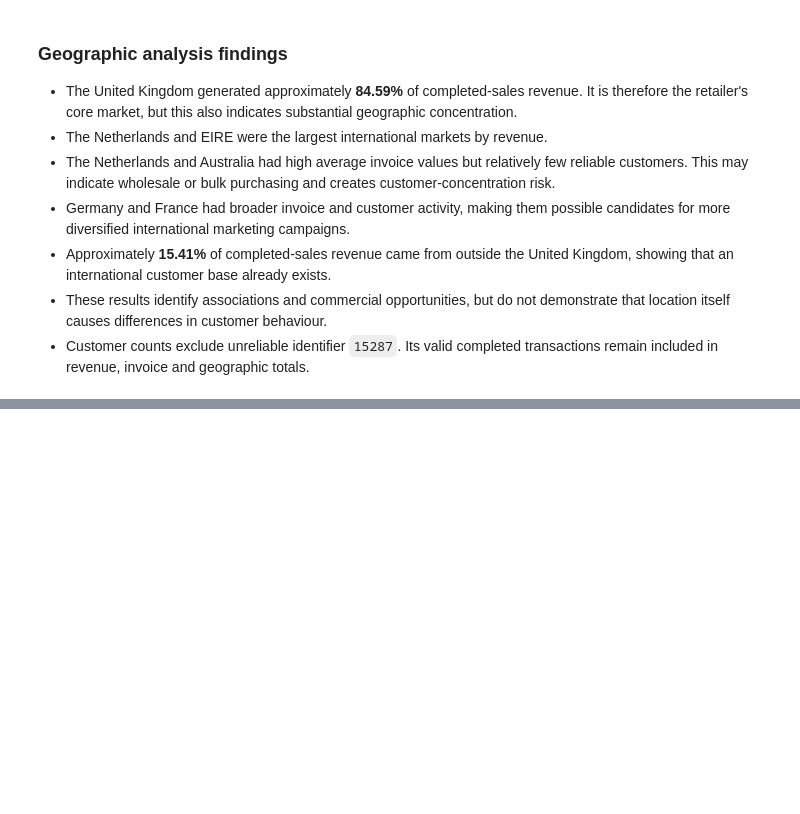
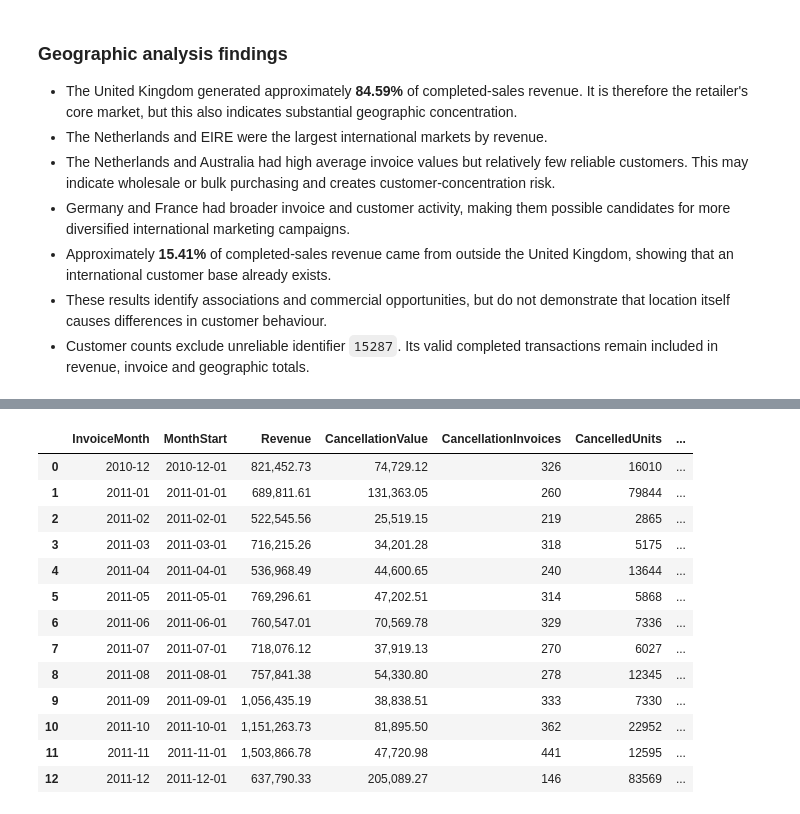
Before and after one commit to Ellusive89/CI-DA-Project-2-Online-Retail-Transaction-Analysis, a Jupyter notebook: jupyter_notebooks/02_Exploratory_Data_Analysis.ipynb, the cells around one changed output, grey strips where cells are left out. Drawn from its saved outputs; the diff is of its cells as text; code cells hidden in the pictures; blank space fills up the shorter version.

Commit message:
analyse returns and cancellation patterns

```diff
--- a/jupyter_notebooks/02_Exploratory_Data_Analysis.ipynb
+++ b/jupyter_notebooks/02_Exploratory_Data_Analysis.ipynb
@@ -1062,0 +1169,76 @@ Geographic-analysis validation passed.
+# %%
+monthly_cancellations = (
+    cancellations.groupby(
+        "InvoiceMonth",
+        as_index=False,
+    )
+    .agg(
+        CancellationValue=(
+            "LineRevenue",
+            lambda values: -values.sum(),
+        ),
+        CancellationInvoices=(
+            "InvoiceNo",
+            "nunique",
+        ),
+        CancelledUnits=(
+            "Quantity",
+            lambda values: -values.sum(),
+        ),
+    )
+)
+
+monthly_cancellation_analysis = (
+    monthly_sales[
+        [
+            "InvoiceMonth",
+            "MonthStart",
+            "Revenue",
+        ]
+    ]
+    .merge(
+        monthly_cancellations,
+        on="InvoiceMonth",
+        how="left",
+        validate="one_to_one",
+    )
+)
+
+monthly_cancellation_analysis[
+    [
+        "CancellationValue",
+        "CancellationInvoices",
+        "CancelledUnits",
+    ]
+] = monthly_cancellation_analysis[
+    [
+        "CancellationValue",
+        "CancellationInvoices",
+        "CancelledUnits",
+    ]
+].fillna(0)
+
+monthly_cancellation_analysis[
+    "CancellationValuePercentage"
+] = (
+    monthly_cancellation_analysis["CancellationValue"]
+    / monthly_cancellation_analysis["Revenue"]
+    * 100
+)
+
+monthly_cancellation_analysis
+# %% [output]
+|  | InvoiceMonth | MonthStart | Revenue | CancellationValue | CancellationInvoices | CancelledUnits | ... |
+| 0 | 2010-12 | 2010-12-01 | 821,452.73 | 74,729.12 | 326 | 16010 | ... |
+| 1 | 2011-01 | 2011-01-01 | 689,811.61 | 131,363.05 | 260 | 79844 | ... |
+| 2 | 2011-02 | 2011-02-01 | 522,545.56 | 25,519.15 | 219 | 2865 | ... |
+| 3 | 2011-03 | 2011-03-01 | 716,215.26 | 34,201.28 | 318 | 5175 | ... |
+| 4 | 2011-04 | 2011-04-01 | 536,968.49 | 44,600.65 | 240 | 13644 | ... |
+| 5 | 2011-05 | 2011-05-01 | 769,296.61 | 47,202.51 | 314 | 5868 | ... |
+| 6 | 2011-06 | 2011-06-01 | 760,547.01 | 70,569.78 | 329 | 7336 | ... |
+| 7 | 2011-07 | 2011-07-01 | 718,076.12 | 37,919.13 | 270 | 6027 | ... |
+| 8 | 2011-08 | 2011-08-01 | 757,841.38 | 54,330.80 | 278 | 12345 | ... |
+| 9 | 2011-09 | 2011-09-01 | 1,056,435.19 | 38,838.51 | 333 | 7330 | ... |
+| 10 | 2011-10 | 2011-10-01 | 1,151,263.73 | 81,895.50 | 362 | 22952 | ... |
+| 11 | 2011-11 | 2011-11-01 | 1,503,866.78 | 47,720.98 | 441 | 12595 | ... |
+| 12 | 2011-12 | 2011-12-01 | 637,790.33 | 205,089.27 | 146 | 83569 | ... |
```
Also changed, not shown: parts of 8 cells of this notebook.
